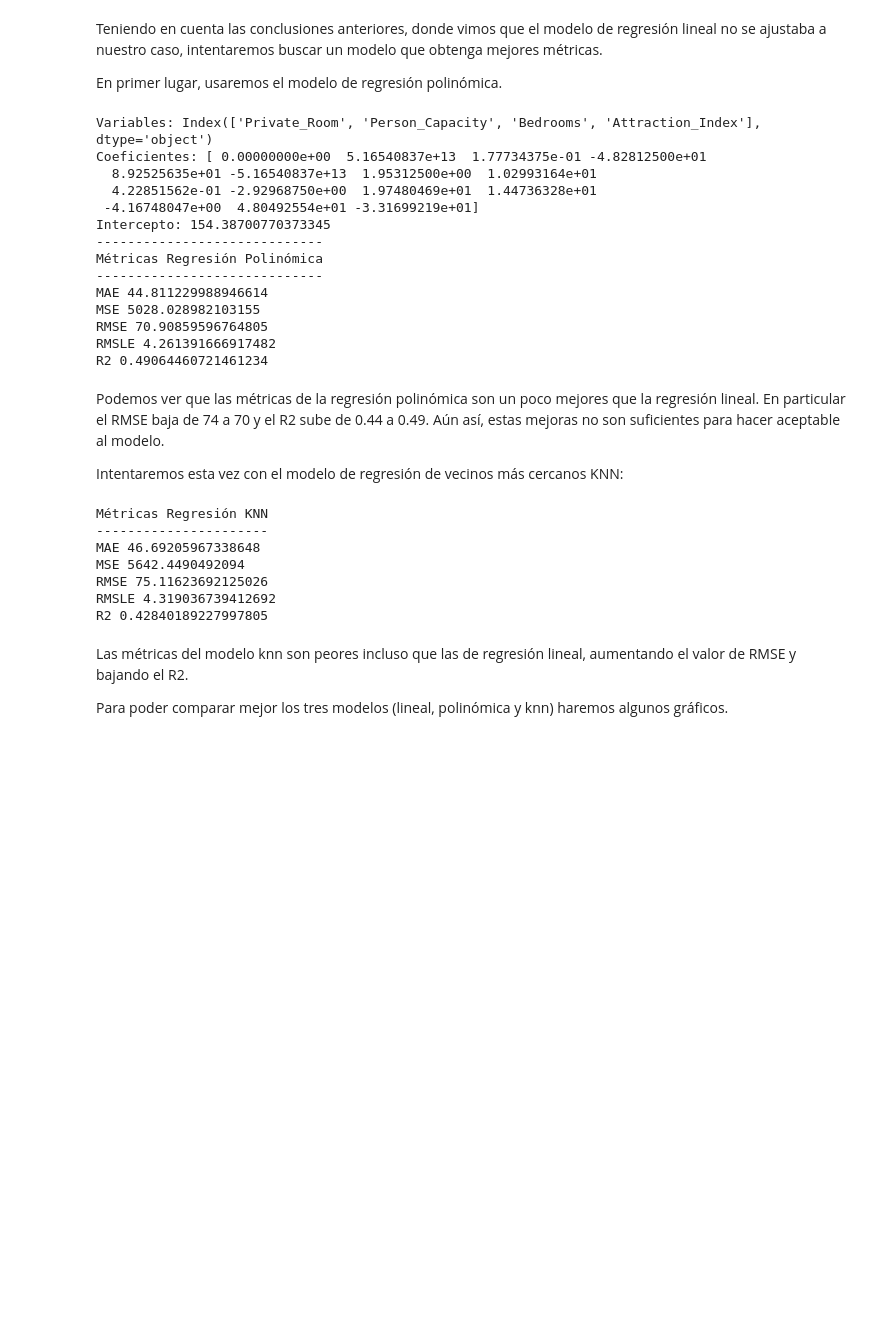
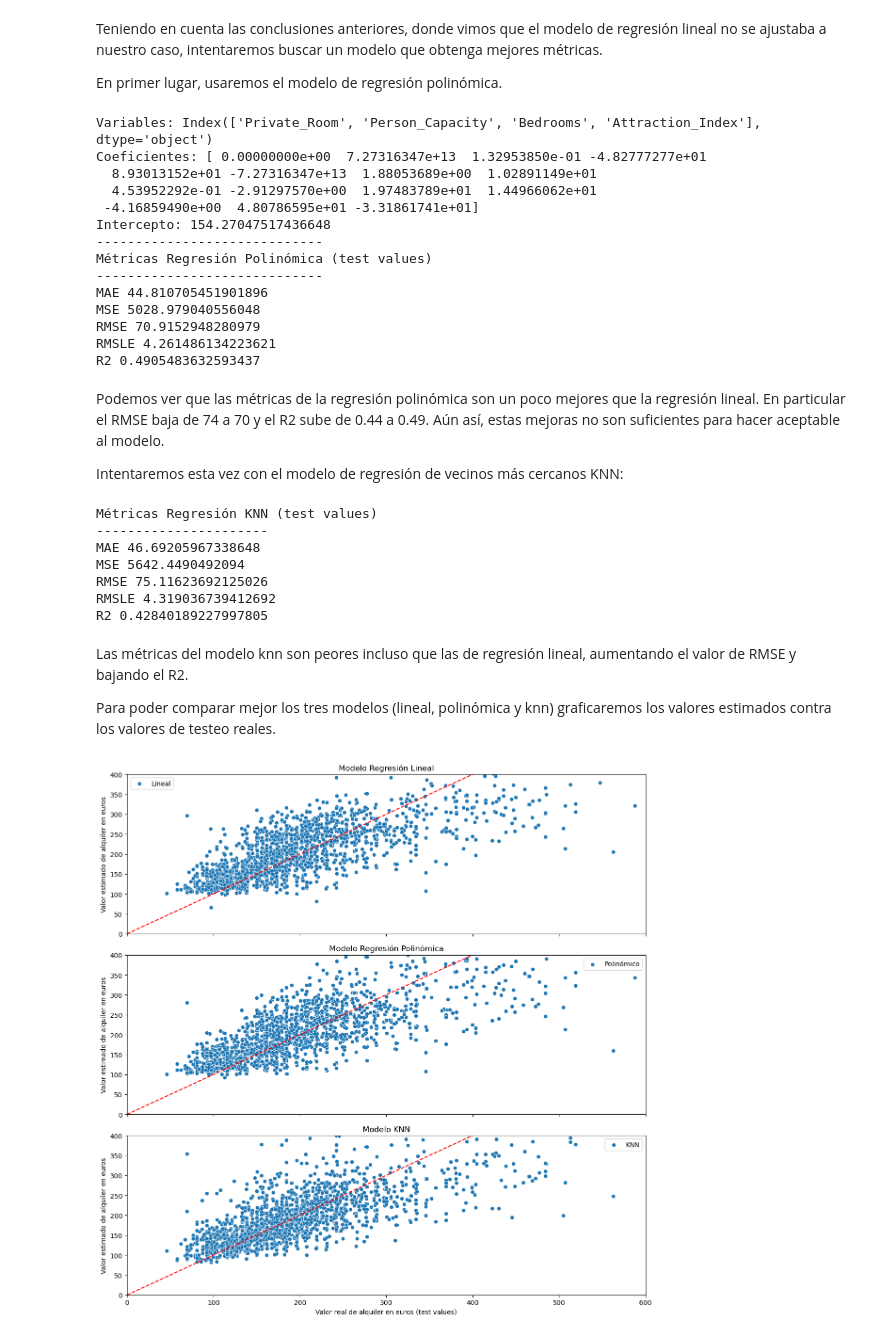
Before and after one commit to tekluis/CoderHouse, a Jupyter notebook: 6-PROYECTO_COMPLEMENTARIOI_TEK.ipynb, the cells around one changed output. Saved outputs shown, nothing was run; the diff lists cells and outputs as text; code cells hidden in the pictures; blank space fills up the shorter version.

```diff
--- a/6-PROYECTO_COMPLEMENTARIOI_TEK.ipynb
+++ b/6-PROYECTO_COMPLEMENTARIOI_TEK.ipynb
@@ -485,6 +486,7 @@ X_test_poly = poly_features.transform(X_test)
 modelo_polynomial = LinearRegression()
 modelo_polynomial.fit(X_train_poly, y_train)
 
+y_pred_train_poly = modelo_polynomial.predict(X_train_poly)
 y_pred_poly = modelo_polynomial.predict(X_test_poly)
 
 coeficientes = modelo_polynomial.coef_
@@ -496,7 +498,7 @@ print("Intercepto:", intercepto)
 print("-----------------------------")
 
 
-print('Métricas Regresión Polinómica')
+print('Métricas Regresión Polinómica (test values)')
 print('-----------------------------')
 
 mae_poly=mean_absolute_error(y_test,y_pred_poly)
@@ -512,19 +514,19 @@ print("RMSLE",rmsle_poly)
 print("R2",r2_poly)
 # %% [output]
 Variables: Index(['Private_Room', 'Person_Capacity', 'Bedrooms', 'Attraction_Index'], dtype='object')
-Coeficientes: [ 0.00000000e+00  5.16540837e+13  1.77734375e-01 -4.82812500e+01
-  8.92525635e+01 -5.16540837e+13  1.95312500e+00  1.02993164e+01
-  4.22851562e-01 -2.92968750e+00  1.97480469e+01  1.44736328e+01
- -4.16748047e+00  4.80492554e+01 -3.31699219e+01]
-Intercepto: 154.38700770373345
+Coeficientes: [ 0.00000000e+00  7.27316347e+13  1.32953850e-01 -4.82777277e+01
+  8.93013152e+01 -7.27316347e+13  1.88053689e+00  1.02891149e+01
+  4.53952292e-01 -2.91297570e+00  1.97483789e+01  1.44966062e+01
+ -4.16859490e+00  4.80786595e+01 -3.31861741e+01]
+Intercepto: 154.27047517436648
 -----------------------------
-Métricas Regresión Polinómica
+Métricas Regresión Polinómica (test values)
 -----------------------------
-MAE 44.811229988946614
-MSE 5028.028982103155
-RMSE 70.90859596764805
-RMSLE 4.261391666917482
-R2 0.49064460721461234
+MAE 44.810705451901896
+MSE 5028.979040556048
+RMSE 70.9152948280979
+RMSLE 4.261486134223621
+R2 0.4905483632593437
 # %% [markdown]
 Podemos ver que las métricas de la regresión polinómica son un poco mejores que la regresión lineal. En particular el RMSE baja de 74 a 70 y el R2 sube de 0.44 a 0.49. Aún así, estas mejoras no son suficientes para hacer aceptable al modelo.
 
@@ -534,9 +536,11 @@ from sklearn.neighbors import KNeighborsRegressor
 
 knn_regresor = KNeighborsRegressor(n_neighbors=5)
 knn_regresor.fit(X_train, y_train)
+
+y_pred_train_knn = knn_regresor.predict(X_train)
 y_pred_knn = knn_regresor.predict(X_test)
 
-print('Métricas Regresión KNN')
+print('Métricas Regresión KNN (test values)')
 print('----------------------')
 mae_knn=mean_absolute_error(y_test,y_pred_knn)
 mse_knn=mean_squared_error(y_test,y_pred_knn)
@@ -550,7 +554,7 @@ print("RMSE",rmse_knn)
 print("RMSLE",rmsle_knn)
 print("R2",r2_knn)
 # %% [output]
-Métricas Regresión KNN
+Métricas Regresión KNN (test values)
 ----------------------
 MAE 46.69205967338648
 MSE 5642.4490492094
@@ -560,4 +564,40 @@ R2 0.42840189227997805
 # %% [markdown]
 Las métricas del modelo knn son peores incluso que las de regresión lineal, aumentando el valor de RMSE y bajando el R2.
 
-Para poder comparar mejor los tres modelos (lineal, polinómica y knn) haremos algunos gráficos.
+Para poder comparar mejor los tres modelos (lineal, polinómica y knn) graficaremos los valores estimados contra los valores de testeo reales.
+# %%
+data_graf = {
+    'y_pred_lr': y_pred_lr,
+    'y_pred_poly': y_pred_poly,
+    'y_pred_knn': y_pred_knn,
+    'y_test': y_test,
+}
+
+df_graf_orden = pd.DataFrame(data_graf)
+
+fig, ax = plt.subplots(3, 1, figsize=(12, 12), sharex=True)
+
+sns.scatterplot(data=df_graf_orden, x='y_test', y='y_pred_lr', label='Lineal', ax=ax[0])
+ax[0].set_ylim(0, 400)
+ax[0].set_ylabel('Valor estimado de alquiler en euros')
+ax[0].set_title('Modelo Regresión Lineal')
+ax[0].plot([0, 400], [0, 400], color='red', linestyle='--')
+
+sns.scatterplot(data=df_graf_orden, x='y_test', y='y_pred_poly', label='Polinómico', ax=ax[1])
+ax[1].set_ylim(0, 400)
+ax[1].set_ylabel('Valor estimado de alquiler en euros')
+ax[1].set_title('Modelo Regresión Polinómica')
+ax[1].plot([0, 400], [0, 400], color='red', linestyle='--')
+
+sns.scatterplot(data=df_graf_orden, x='y_test', y='y_pred_knn', label='KNN', ax=ax[2])
+ax[2].set_ylim(0, 400)
+ax[2].set_xlim(0, 600)
+ax[2].set_xlabel('Valor real de alquiler en euros (test values)')
+ax[2].set_ylabel('Valor estimado de alquiler en euros')
+ax[2].set_title('Modelo KNN')
+ax[2].plot([0, 400], [0, 400], color='red', linestyle='--')
+
+plt.tight_layout()
+plt.show()
+# %% [output]
+[figure, added]
```
Also changed, not shown: parts of 22 cells of this notebook, 1 other file.
